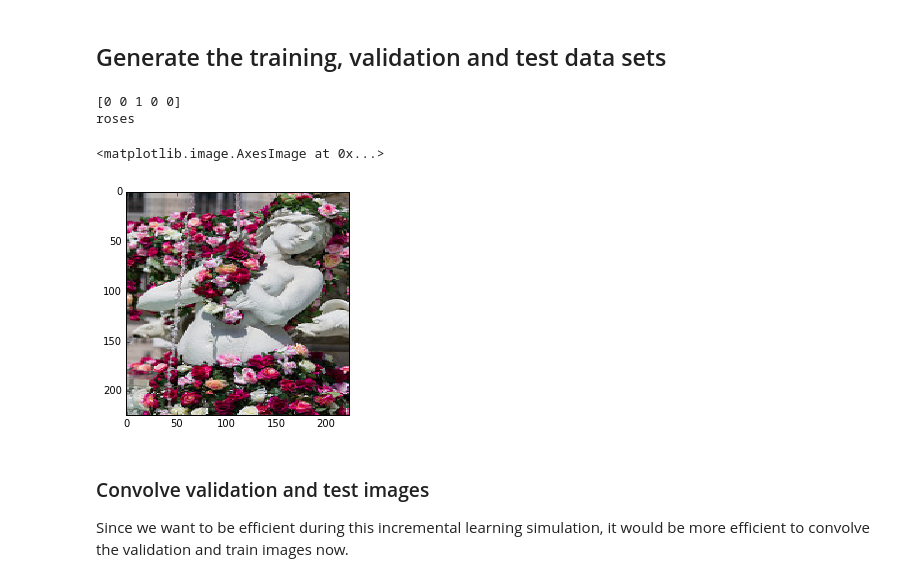
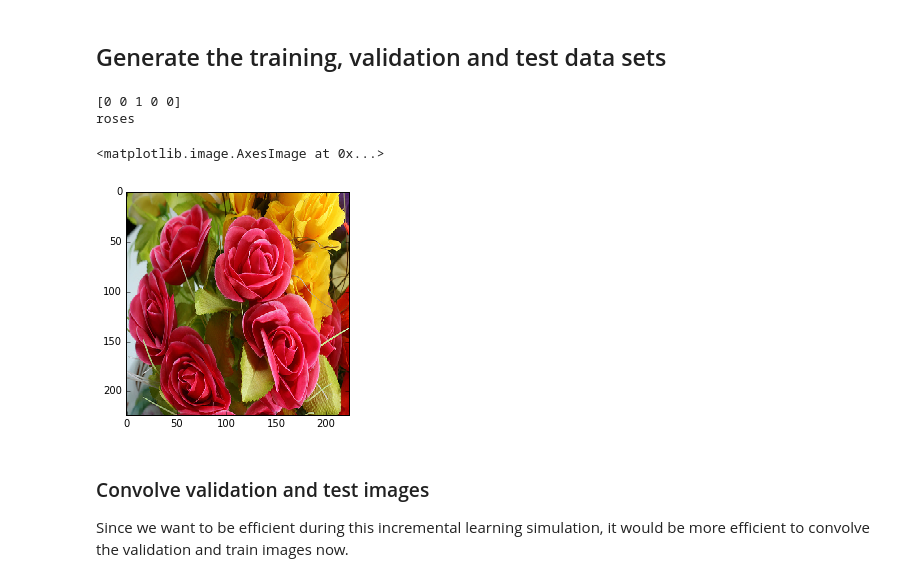
Before and after one commit to nmaiorana/incremental-dynamic-learning, a Jupyter notebook: idl-keras-vgg.ipynb, the cells around one changed output. Cells and saved outputs as stored; diff of their text form; code cells hidden in the pictures.

```diff
--- a/idl-keras-vgg.ipynb
+++ b/idl-keras-vgg.ipynb
@@ -338,18 +338,18 @@ print (labels_vecs.shape)
 from sklearn.model_selection import  train_test_split
 
 X_train, X_test, y_train, y_test = train_test_split(images, labels_vecs, train_size=0.8, random_state=42)
-X_train, X_val, y_train, y_val = train_test_split(X_train, y_train, test_size=0.1, random_state=42)
+X_train, X_val, y_train, y_val = train_test_split(X_train, y_train, train_size=0.9, random_state=42)
 # %%
-sample_image = X_train[1000]
-sample_label = y_train[1000]
+sample_image = X_train[101]
+sample_label = y_train[101]
 print (sample_label)
 print (classes[np.argmax(sample_label)])
 plt.imshow(sample_image)
 # %% [output]
 [0 0 1 0 0]
 roses
 <matplotlib.image.AxesImage at 0x...>
-[figure, old version]
+[figure, new version]
 # %% [markdown]
 ### Convolve validation and test images
 
```
Also changed, not shown: parts of 3 cells of this notebook.
